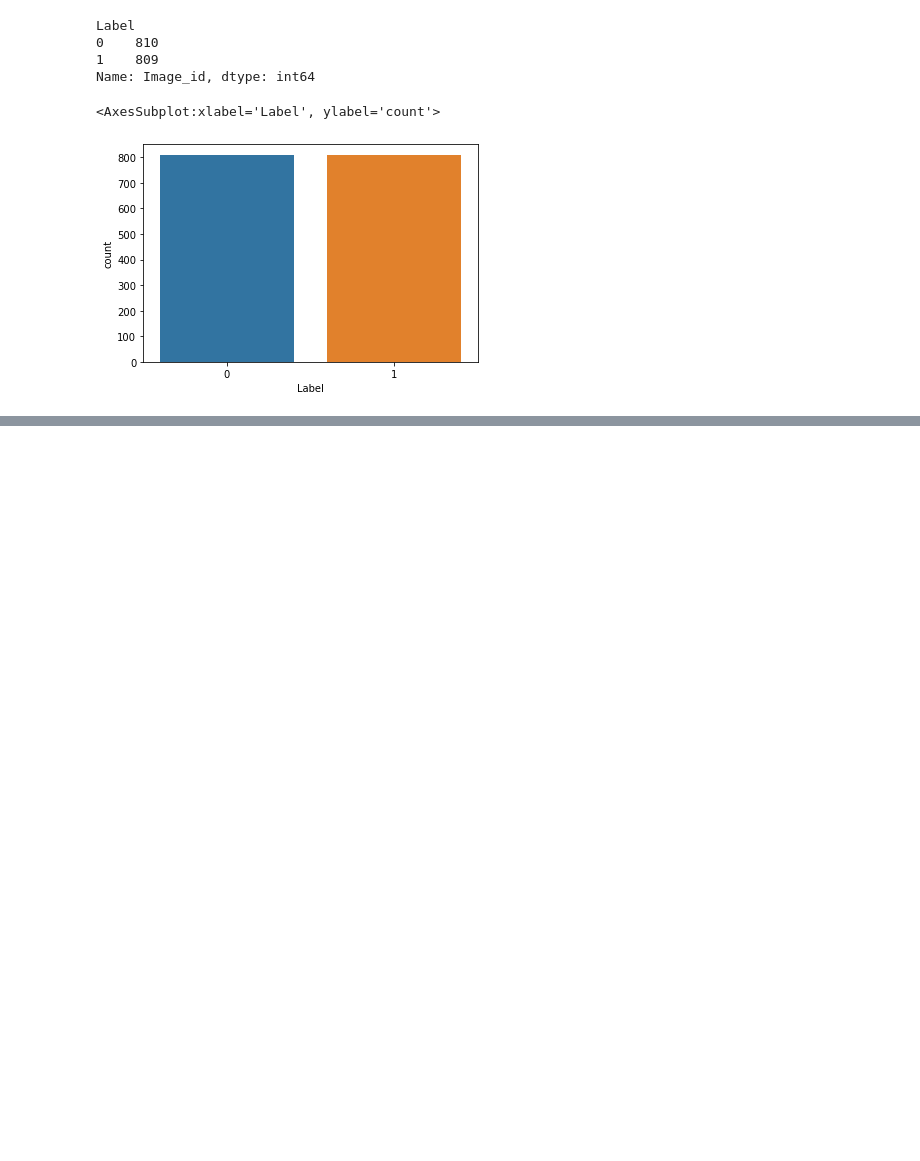
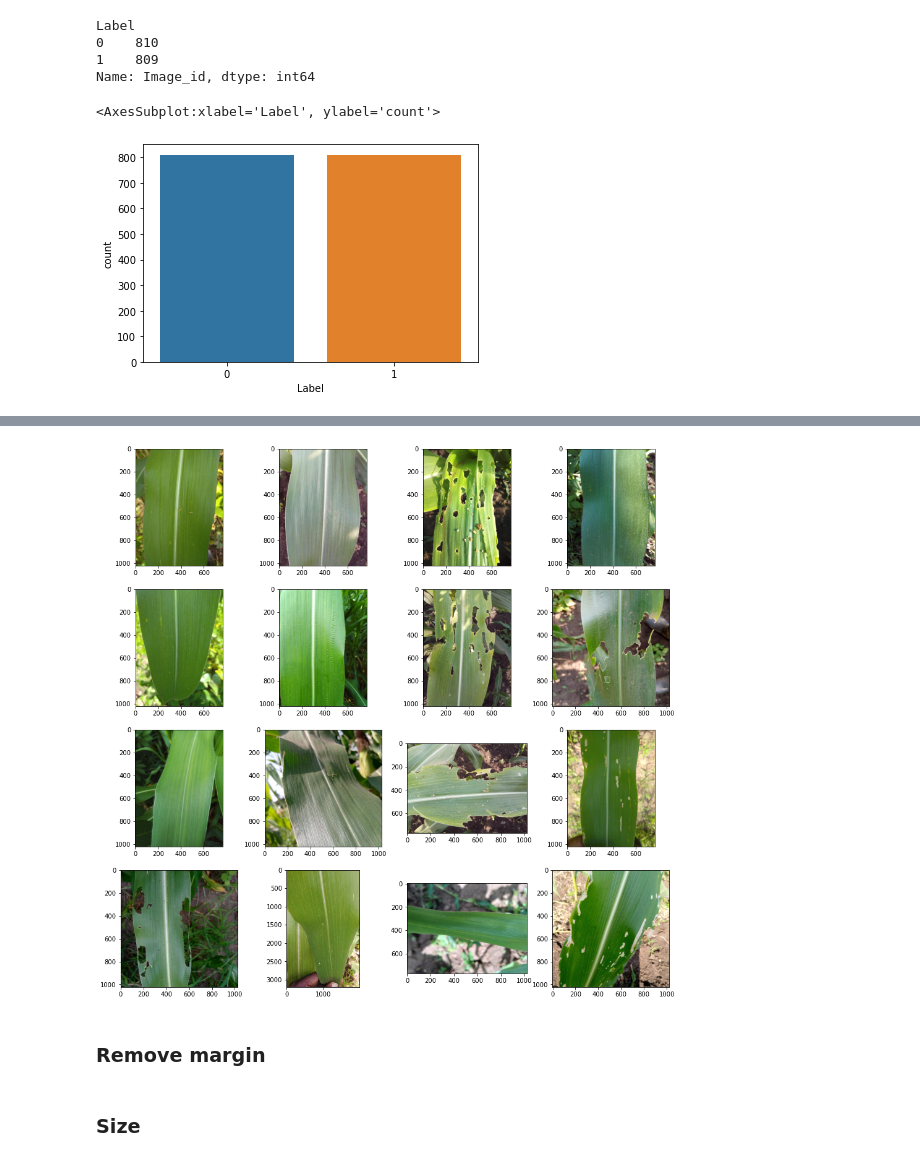
Before and after one commit to ishtos/makerere-fall-armyworm-crop-challenge, a Jupyter notebook: ipynb/eda.ipynb, the cells around one changed output, grey strips where cells are left out. Saved outputs shown, nothing was run; the diff lists cells and outputs as text; code cells hidden in the pictures; blank space fills up the shorter version.

```diff
--- a/ipynb/eda.ipynb
+++ b/ipynb/eda.ipynb
@@ -58,0 +85,9 @@ sns.countplot(train["Label"])
+# %%
+fig, axes = plt.subplots(4, 4, figsize=(16, 16))
+for i, image_path in enumerate(test.head(16)["image_path"].values):
+    image = cv2.imread(image_path)
+    axes[i // 4, i % 4].imshow(image[...,::-1])
+# %% [output]
+[figure, added]
+# %% [markdown]
+### Remove margin
@@ -58,0 +101,2 @@ sns.countplot(train["Label"])
+# %% [markdown]
+### Size
```
Also changed, not shown: parts of 21 cells of this notebook, 1 other file.
